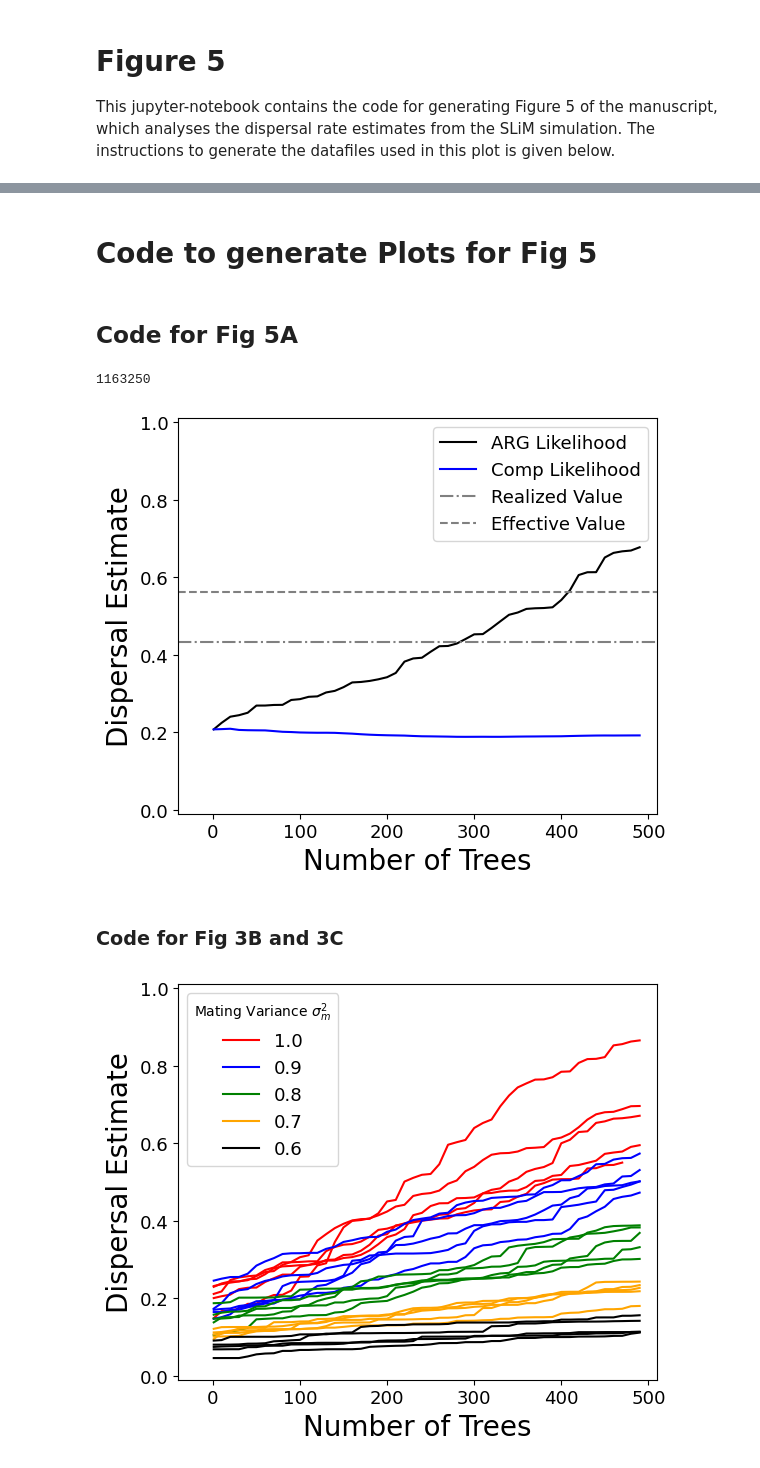
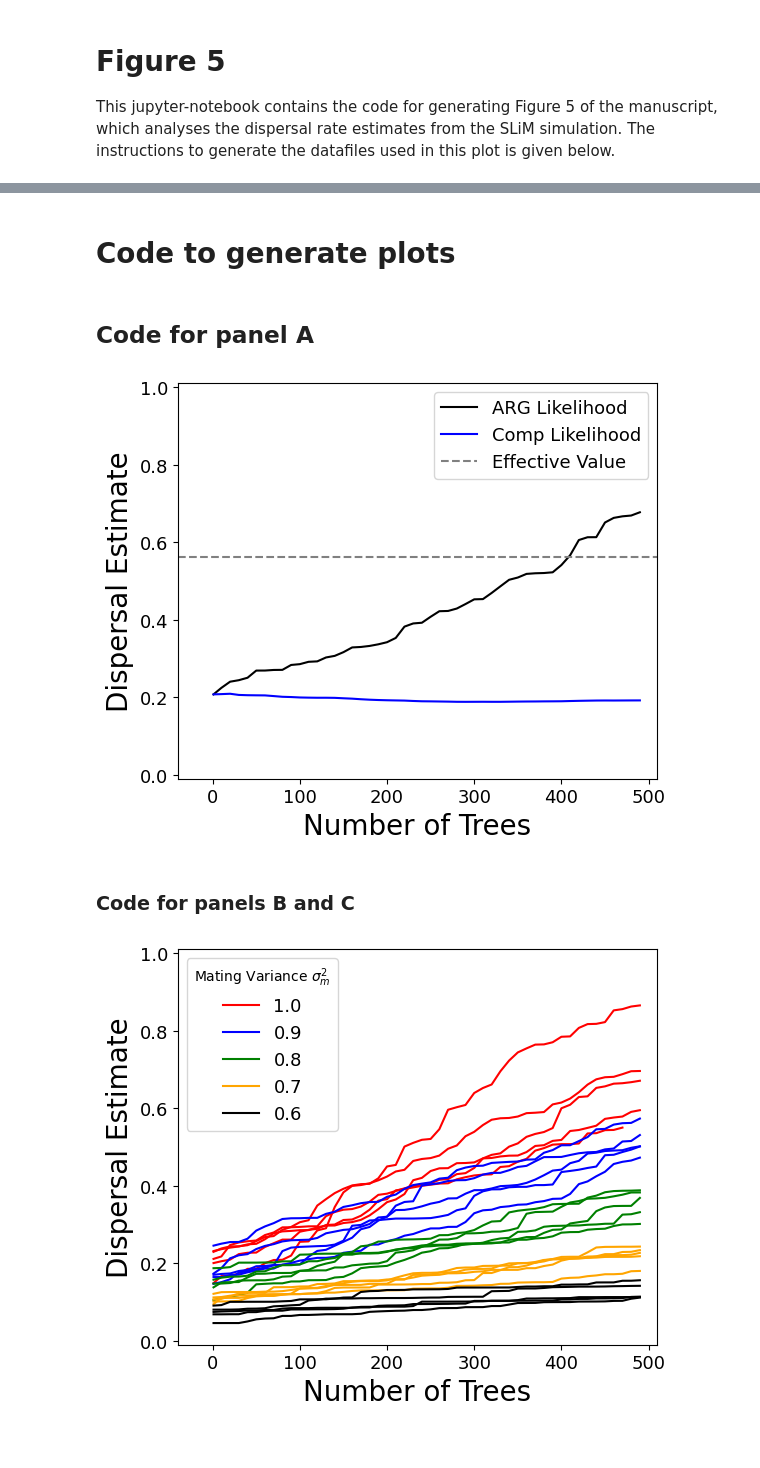
Before and after one commit to osmond-lab/sparg, a Jupyter notebook: figures/Fig5/Fig5_DispersalRate.ipynb, the cells around one changed output, grey strips where cells are left out. Cells and saved outputs as stored; diff of their text form; code cells hidden in the pictures.

```diff
--- a/figures/Fig5/Fig5_DispersalRate.ipynb
+++ b/figures/Fig5/Fig5_DispersalRate.ipynb
@@ -168,4 +87,4 @@ Step
 # %% [markdown]
-# Code to generate Plots for Fig 5
+# Code to generate plots
 # %% [markdown]
-## Code for Fig 5A
+## Code for panel A
@@ -172,59 +181,30 @@ Step
 # %%
+## CODE TO GENERATE THE PLOT
+
 %matplotlib inline
-
-## CODE TO GENERATE THE REALIZED DISPERSAL RATE
-ts = tskit.load("./DataFiles/slim_0.25rep1sigma.trees")
-sd = 1
-np.random.seed(sd)
-keep_nodes = list(np.random.choice(ts.samples(), 100, replace=False))
-ts_sim, sim_map = ts.simplify(samples=keep_nodes, keep_input_roots=False, keep_unary=True, map_nodes=True)
-ts_filtered, filtered_maps = sparg.simplify_with_recombination(ts=ts_sim)
-ts_chopped = sparg.chop_arg(ts_sim,10000)
-print(len(ts_chopped.tables.edges))
-
-d = 0
-d_sqrt = 0
-n = 0
-
-unique_edges = np.unique(np.column_stack((ts_chopped.edges_child, ts_chopped.edges_parent)), axis=0)
-child_individuals = ts_chopped.tables.nodes.individual[np.array(unique_edges[:,0]) ]
-parent_individuals = ts_chopped.tables.nodes.individual[np.array(unique_edges[:,1]) ]
-
-child_locations = ts_chopped.tables.individuals[child_individuals].location.reshape(len(unique_edges),3)
-parent_locations = ts_chopped.tables.individuals[parent_individuals].location.reshape(len(unique_edges),3)
-
-child_times = ts_chopped.tables.nodes.time[unique_edges[:,0]]
-parent_times = ts_chopped.tables.nodes.time[unique_edges[:,1]]
-
-disp_x = np.sum((child_locations[:,0]-parent_locations[:,0])**2/([parent_times-child_times]),axis=1)/len(unique_edges)
-disp_y = np.sum((child_locations[:,1]-parent_locations[:,1])**2/([parent_times-child_times]),axis=1)/len(unique_edges)
-
-
-## CODE TO GENERATE THE PLOT
 
 dispersal_1 = np.loadtxt("./DataFiles/slim_0.25rep1sigma_dispersalrates_rep_0.txt")
 plt.figure(figsize=(5.9,4.9))
 plt.plot(dispersal_1[0:50,0], dispersal_1[0:50,2], color='black', label = "ARG Likelihood")
 plt.plot(dispersal_1[:50,0], dispersal_1[:50,5], color = 'blue', label = "Comp Likelihood")
 
-plt.axhline(y=disp_x,label = "Realized Value", linestyle = '-.', color = 'grey')
+# plt.axhline(y=disp_x,label = "Realized Value", linestyle = '-.', color = 'grey')
 plt.axhline(y=0.25**2+0.5,label = "Effective Value", linestyle = '--', color = 'grey')
 plt.ylim((-0.01,1.01))
 
 plt.legend(fontsize=13)
 plt.xlabel("Number of Trees", fontsize = 20)
 plt.xticks(fontsize=13)
 plt.yticks(fontsize=13)
 plt.ylabel("Dispersal Estimate", fontsize = 20)
 plt.xlim((-40,510))
 plt.tight_layout()
-plt.savefig('DispRateFinal.png', format='png')
+# plt.savefig('DispRateFinal.png', format='png')
 plt.show()
 # %% [output]
-1163250
-[figure, old version]
+[figure, new version]
 # %% [markdown]
-### Code for Fig 3B and 3C
+### Code for panels B and C
 # %%
 %matplotlib inline
 #fig, ax = plt.subplots(2,1,figsize=(5.9,9.8))
```
Also changed, not shown: parts of 8 cells of this notebook, 16 other files.
